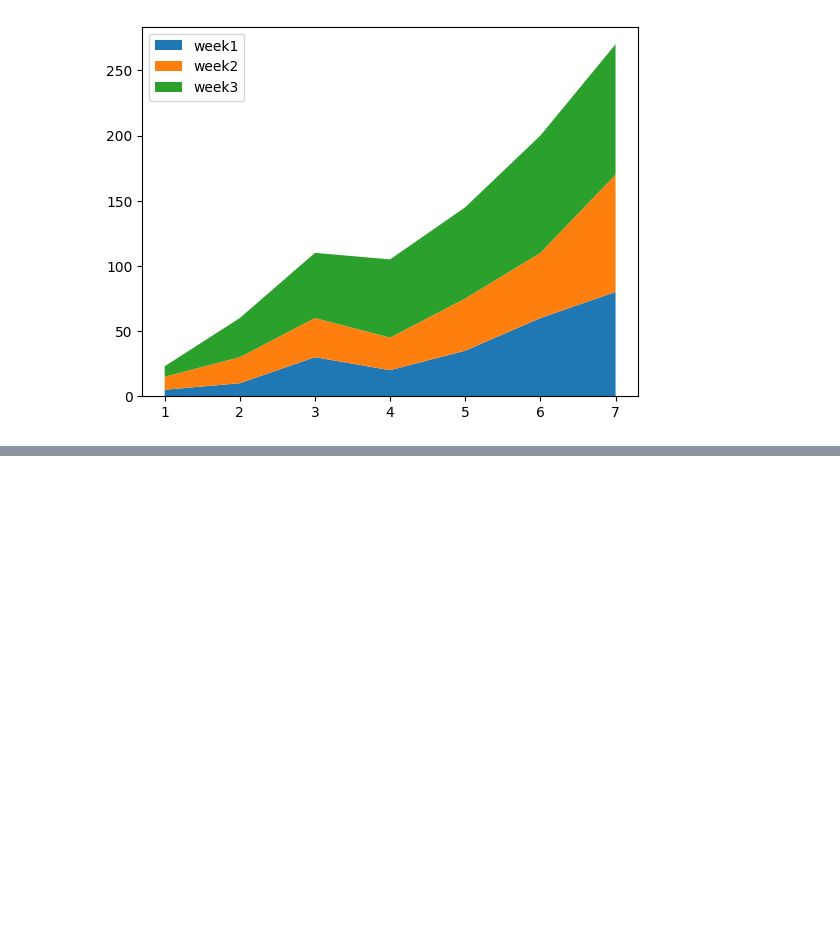
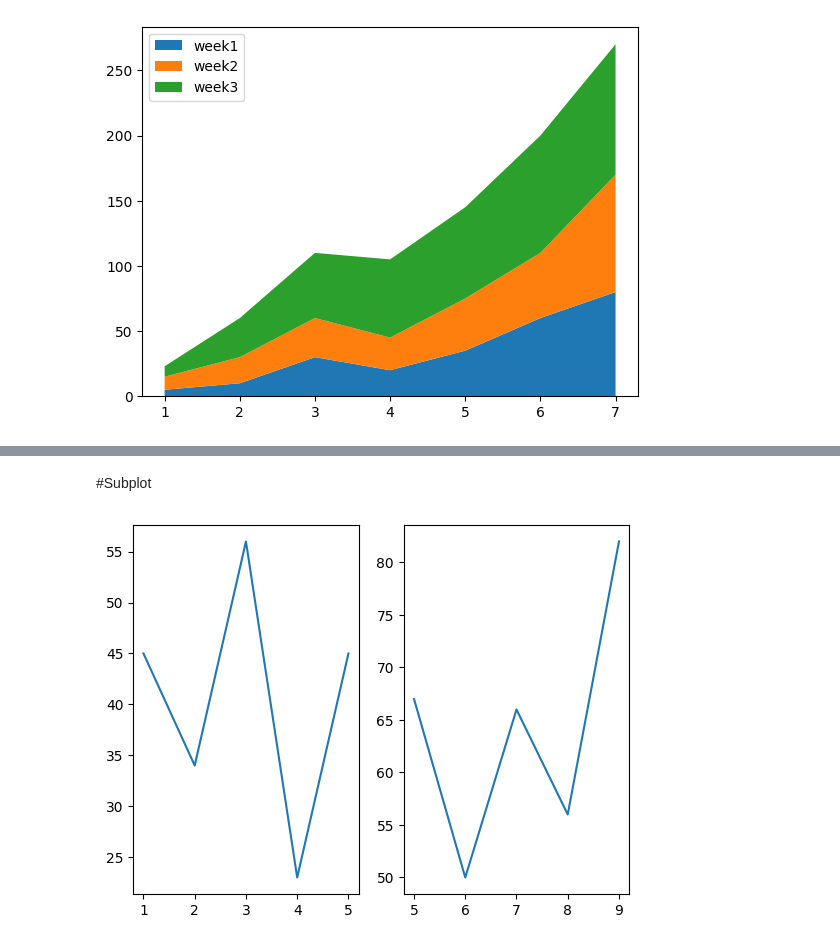
Before and after one commit to jaskiratbudhmaan-ship-it/LocalRepo, a Jupyter notebook: Matplotlib.ipynb, the cells around one changed output, grey strips where cells are left out. Cells and saved outputs as stored; diff of their text form; code cells hidden in the pictures; blank space fills up the shorter version.

```diff
--- a/Matplotlib.ipynb
+++ b/Matplotlib.ipynb
@@ -186,0 +220,16 @@ plt.show()
+# %% [markdown]
+#Subplot
+# %%
+x = [1,2,3,4,5]
+y = [45,34,56,23,45]
+plt.subplot(1,2,1)
+plt.plot(x,y)
+
+
+x=[5,6,7,8,9]
+y=[67,50,66,56,82]
+plt.subplot(1,2,2)
+plt.plot(x,y)
+plt.show()
+# %% [output]
+[figure, added]
```
Also changed, not shown: parts of 10 cells of this notebook.
